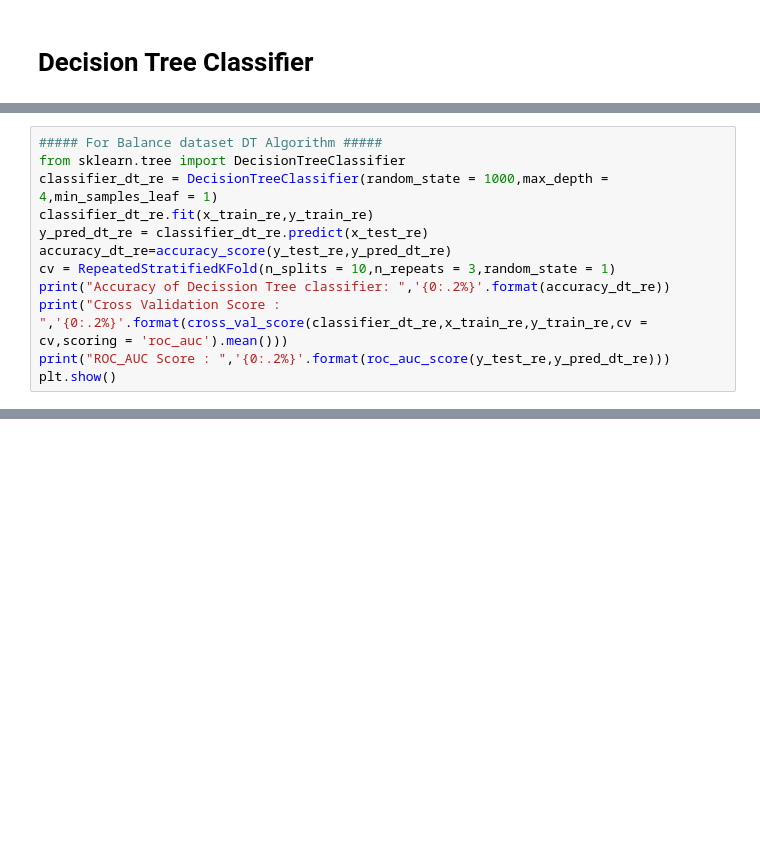
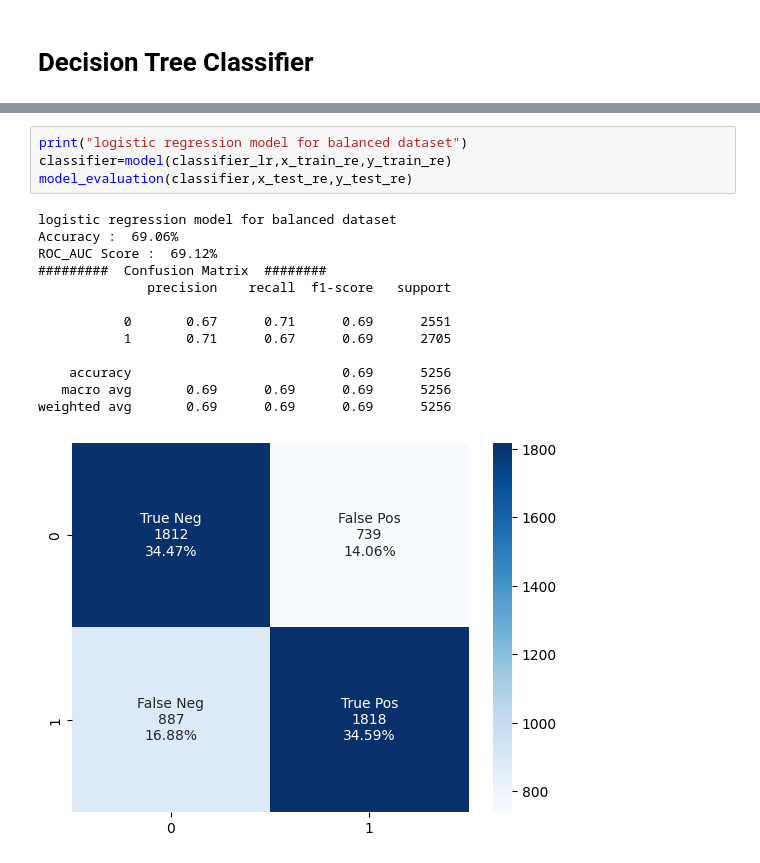
Before and after one commit to sabira11/ENCRYPTIX_Task, a Jupyter notebook: Bank customer Churn Prediction.ipynb, the cells around one changed output, grey strips where cells are left out. Cells and saved outputs as stored; diff of their text form; blank space fills up the shorter version.

```diff
--- a/Bank customer Churn Prediction.ipynb
+++ b/Bank customer Churn Prediction.ipynb
@@ -319,12 +326,0 @@ ROC_AUC Score :  69.13%
-# %%
-##### For Balance dataset DT Algorithm #####
-from sklearn.tree import DecisionTreeClassifier
-classifier_dt_re = DecisionTreeClassifier(random_state = 1000,max_depth = 4,min_samples_leaf = 1)
-classifier_dt_re.fit(x_train_re,y_train_re)
-y_pred_dt_re = classifier_dt_re.predict(x_test_re)
-accuracy_dt_re=accuracy_score(y_test_re,y_pred_dt_re)
-cv = RepeatedStratifiedKFold(n_splits = 10,n_repeats = 3,random_state = 1)
-print("Accuracy of Decission Tree classifier: ",'{0:.2%}'.format(accuracy_dt_re))
-print("Cross Validation Score : ",'{0:.2%}'.format(cross_val_score(classifier_dt_re,x_train_re,y_train_re,cv = cv,scoring = 'roc_auc').mean()))
-print("ROC_AUC Score : ",'{0:.2%}'.format(roc_auc_score(y_test_re,y_pred_dt_re)))
-plt.show()
@@ -377,0 +386,18 @@ weighted avg       0.74      0.74      0.74      5256
+# %%
+print("logistic regression model for balanced dataset")
+classifier=model(classifier_lr,x_train_re,y_train_re)
+model_evaluation(classifier,x_test_re,y_test_re)
+# %% [output]
+logistic regression model for balanced dataset
+Accuracy :  69.06%
+ROC_AUC Score :  69.12%
+#########  Confusion Matrix  ########
+              precision    recall  f1-score   support
+
+           0       0.67      0.71      0.69      2551
+           1       0.71      0.67      0.69      2705
+
+    accuracy                           0.69      5256
+   macro avg       0.69      0.69      0.69      5256
+weighted avg       0.69      0.69      0.69      5256
+[figure, added]
```
Also changed, not shown: parts of 13 cells of this notebook.
